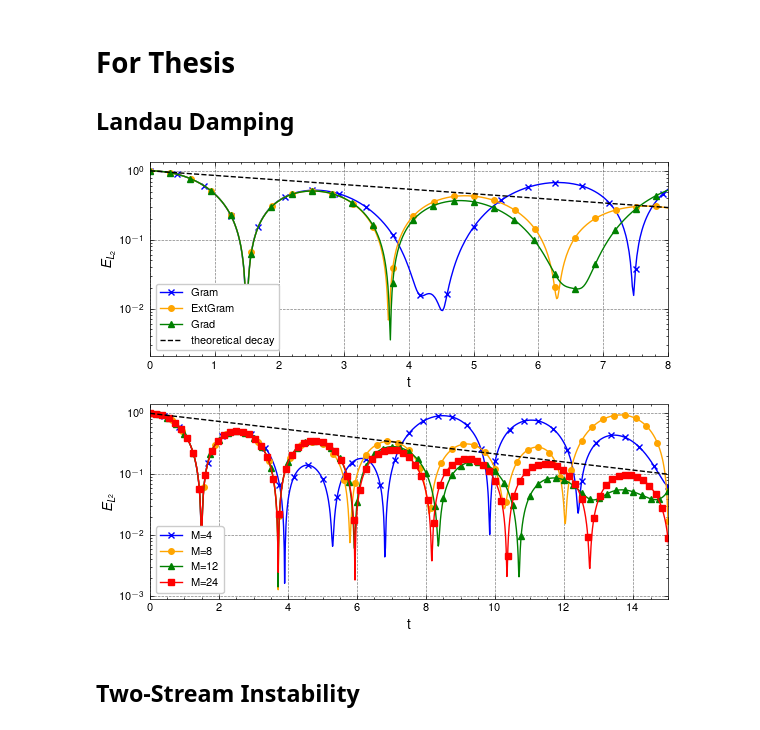
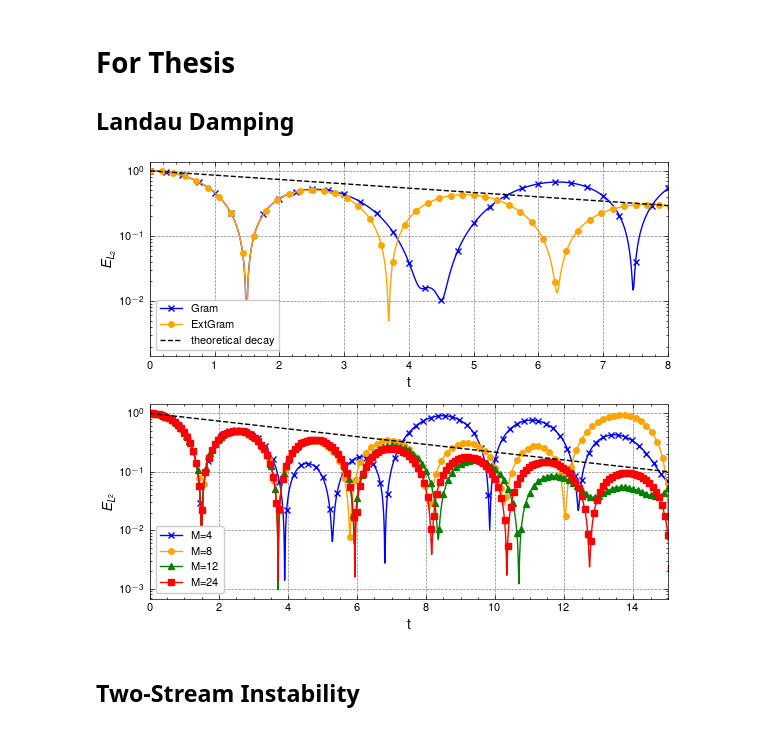
Before and after one commit to JanHab/ExtGram.jl, a Jupyter notebook: notebooks/VlasovPoissonExamples.ipynb, the cells around one changed output. Cells and saved outputs as stored; diff of their text form; code cells hidden in the pictures.

```diff
--- a/notebooks/VlasovPoissonExamples.ipynb
+++ b/notebooks/VlasovPoissonExamples.ipynb
@@ -32,16 +32,22 @@ plt.rcParams.update({
 closures = [
     "Gram",
     "ExtGram",
-    "Grad"
+    # !"Grad"
 ]
 T_end = 25.0
 
 x_lower = 0.0; x_upper = 12.566370614359172
-base_tree_level = 6
-polydeg = 3
+# base_tree_level = 6
+# polydeg = 3
+base_tree_level = 8 #!6
+polydeg = 1 #!3
+Kn = 1.0
 
 epsilon = 0.01
 k = 0.5
+rho_0 = 1.0
+v_0 = 0.0
+theta_0 = 1.0
 
 markers = ['x', 'o', '^', 's', 'D', 'v']
 colors = ['blue', 'orange', 'green', 'red', 'purple', 'cyan']
@@ -51,42 +57,46 @@ gamma = -0.1533
 
 fig, axs = plt.subplots(nrows=2)
 for i, closure in enumerate(closures):
-    file = f"../out/VlasovPoisson/LandauDamping/energy_moments_closure{closure}_T{T_end}_M{M}_k{k}_ϵ{epsilon}_p{polydeg}_level{base_tree_level}_x_lower{x_lower}_x_upper{x_upper}.csv"
+    # file = f"../out/VlasovPoisson/LandauDamping/energy_moments_closure{closure}_T{T_end}_M{M}_k{k}_ϵ{epsilon}_p{polydeg}_level{base_tree_level}_x_lower{x_lower}_x_upper{x_upper}.csv"
+    file = f"../out/VlasovPoisson/LandauDamping/energy_moments_solution_M{M}_closure{closure}_Kn{Kn}_T_end{T_end}_rho_0{rho_0}_v_0{v_0}_theta_0{theta_0}_epsilon{epsilon}_k{k}_p{polydeg}_level{base_tree_level}_x_lower{x_lower}_x_upper{x_upper}.csv"
     data = pd.read_csv(file)
 
     axs[0].plot(data["time"], data["E_L2"] / data["E_L2"][0], marker=markers[i], color=colors[i], markevery=25, label=closure)
 axs[0].plot(data["time"], np.exp(gamma * data["time"]), 'k--', label="theoretical decay")
 axs[0].set_xlim(0, 8)
 axs[0].set_yscale("log")
 axs[0].set_xlabel("t")
 axs[0].set_ylabel("$E_{L_2}$")
 axs[0].legend(loc='lower left')
 # fig.tight_layout()
 # fig.savefig(f"../out/Figures/LandauDamping/LandauDamping_M{M}_k{k}_epsilon{epsilon}_p{polydeg}.pdf")
 # fig.show()
 
 
 Moments = [4, 8, 12, 24]
 closure = 'ExtGram'
+# base_tree_level = 8 #!6
+# polydeg = 1 #!3
+# Kn = 1.0
 
 # fig, axs = plt.subplots()
 for i, M in enumerate(Moments):
-    file = f"../out/VlasovPoisson/LandauDamping/energy_moments_closure{closure}_T{T_end}_M{M}_k{k}_ϵ{epsilon}_p{polydeg}_level{base_tree_level}_x_lower{x_lower}_x_upper{x_upper}.csv"
+    file = f"../out/VlasovPoisson/LandauDamping/energy_moments_solution_M{M}_closure{closure}_Kn{Kn}_T_end{T_end}_rho_0{rho_0}_v_0{v_0}_theta_0{theta_0}_epsilon{epsilon}_k{k}_p{polydeg}_level{base_tree_level}_x_lower{x_lower}_x_upper{x_upper}.csv"
     data = pd.read_csv(file)
 
     axs[1].plot(data["time"], data["E_L2"] / data["E_L2"][0], marker=markers[i], markevery=25, color=colors[i], label=f'M={M}')
 
 axs[1].plot(data["time"], np.exp(gamma * data["time"]), 'k--')
 axs[1].set_yscale("log")
 axs[1].set_xlim(0, 15)
 axs[1].set_xlabel("t")
 axs[1].set_ylabel("$E_{L^2}$")
 axs[1].legend(loc='lower left')
 fig.tight_layout()
 fig.savefig(f"../out/Figures/LandauDamping/LandauDamping_Even_{closure}_k{k}_epsilon{epsilon}_p{polydeg}.pdf")
 fig.show()
 # %% [output]
-[figure, old version]
+[figure, new version]
 # %% [markdown]
 ## Two-Stream Instability
 # %%
```
Also changed, not shown: parts of 6 cells of this notebook.
